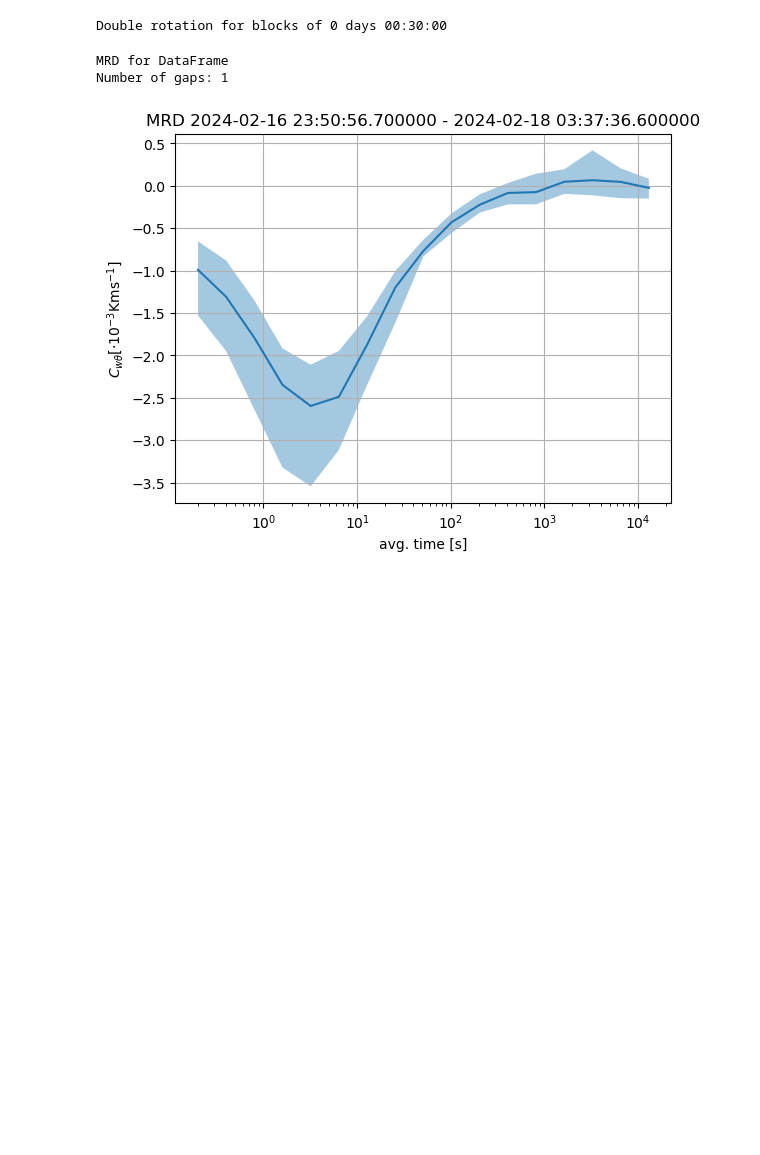
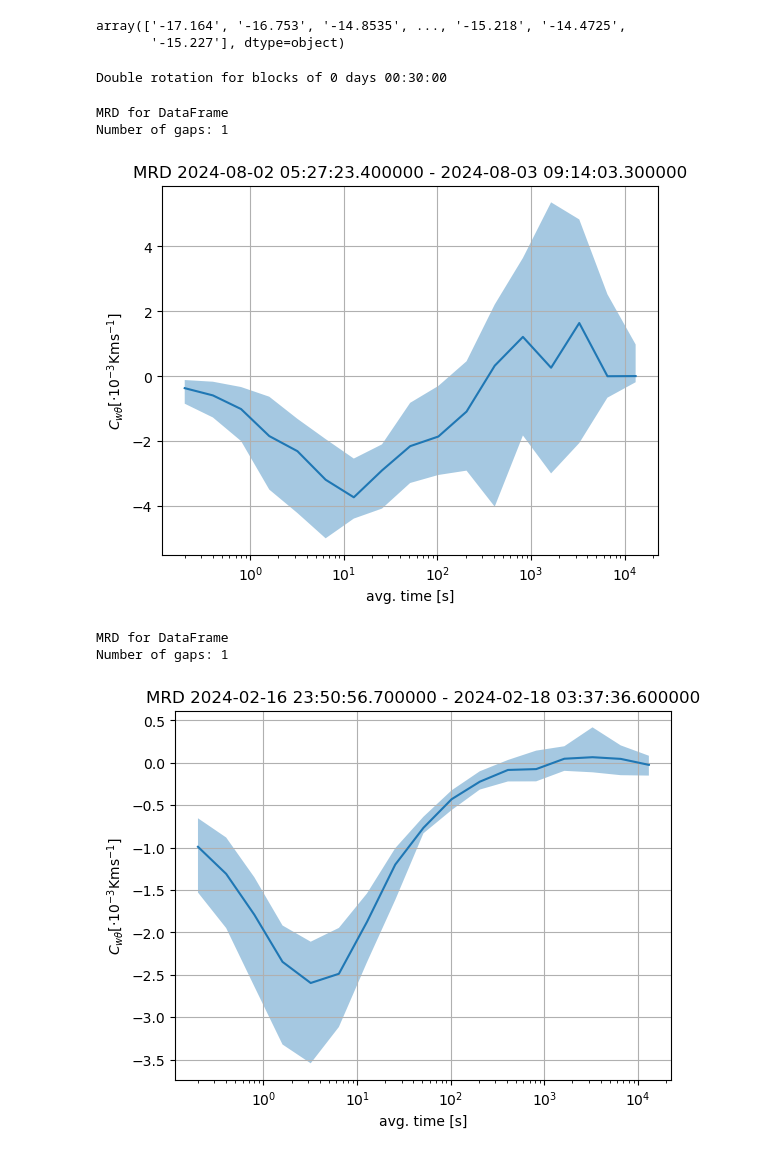
Before and after one commit to Rainette9/DataProcessingScripts, a Jupyter notebook: Data_preprocess.ipynb, the cells around one changed output. Cells and saved outputs as stored; diff of their text form; code cells hidden in the pictures; blank space fills up the shorter version.

```diff
--- a/Data_preprocess.ipynb
+++ b/Data_preprocess.ipynb
@@ -116,11 +106,0 @@ fastdata_CSAT26.attrs['units'] = {'Ux': 'm/s', 'Uy': 'm/s', 'Uz': 'm/s', 'Ts': '
-# %%
-"""DESPIKE FASTDATA"""
-despiked_fastdata_CSAT16=despike_fast_MAD(fastdata_CSAT16, None, plim, 'CSAT16', plot_despike=False)
-"""SAVE DESPIKED DATA"""
-output_folder='/home/engbers/Documents/PhD/EC_data_convert/CSAT_16m/202405'
-save_despiked_data(fastdata_CSAT16, despiked_fastdata_CSAT16, output_folder, sensor)
-"""DESPIKE FASTDATA"""
-despiked_fastdata_CSAT26=despike_fast_MAD(fastdata_CSAT26, None, plim, 'CSAT26', plot_despike=False)
-"""SAVE DESPIKED DATA"""
-output_folder='/home/engbers/Documents/PhD/EC_data_convert/CSAT_26m/202405'
-save_despiked_data(fastdata_CSAT26, despiked_fastdata_CSAT26, output_folder, sensor)
@@ -155,8 +261,23 @@ Error:
+# %%
+df['Ux'].values
+# %% [output]
+array(['-17.164', '-16.753', '-14.8535', ..., '-15.218', '-14.4725',
+       '-15.227'], dtype=object)
 # %%
 """DOUBLE ROTATE THE DATA TO ALIGN WIND VECTOR WITH X-AXIS"""
 fastdata_rot, angles=double_rotation(despiked_fastdata_CSAT26)
 # %% [output]
 Double rotation for blocks of 0 days 00:30:00
+# %%
+#### 26m tower
+fastdata_rot['time']=fastdata_rot.index
+fastdata_rot
+M=17
+(mrd_x, mrd_data, time_middle)=completemrd(fastdata_rot[1000000:2000000], 'Uz', 'Ts', M, shift=round(int(0.1 * 2**M)), plot=True)
+# %% [output]
+MRD for DataFrame
+Number of gaps: 1
+[figure, added]
 # %%
 #### 16m tower
 M=17
```
Also changed, not shown: parts of 7 cells of this notebook, 20 other files.
